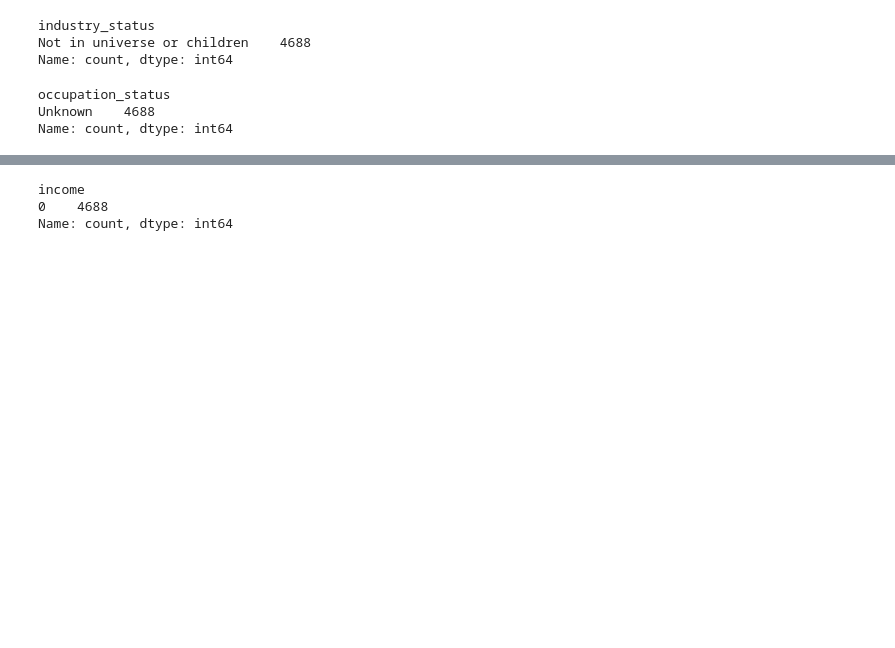
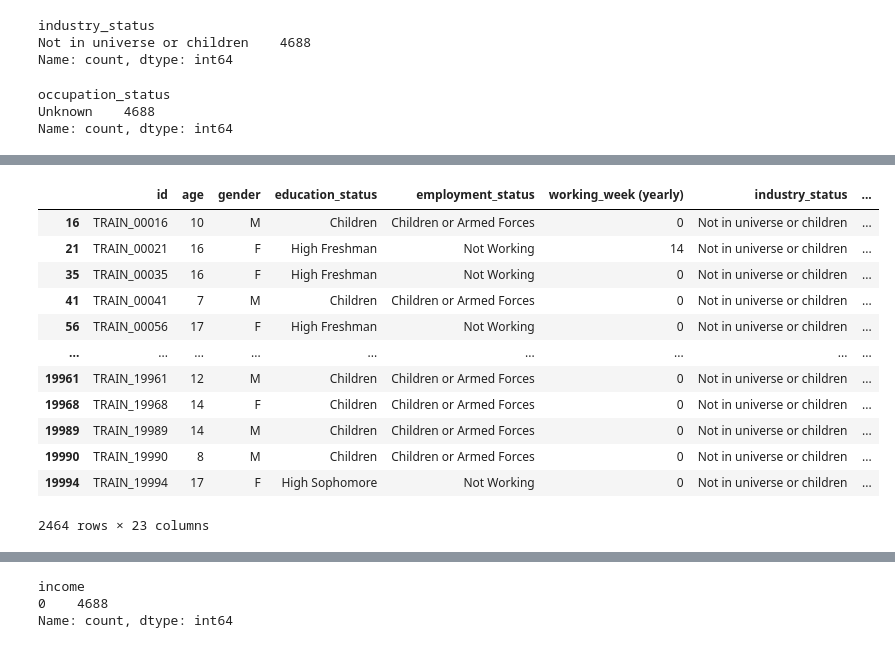
Before and after one commit to benidjor/income-prediction-dacon, a Jupyter notebook: preprocessing-income-prediction.ipynb, the cells around one changed output, grey strips where cells are left out. Drawn from its saved outputs; the diff is of its cells as text; code cells hidden in the pictures; blank space fills up the shorter version.

```diff
--- a/preprocessing-income-prediction.ipynb
+++ b/preprocessing-income-prediction.ipynb
@@ -331,0 +349,23 @@ Name: count, dtype: int64
+# %%
+# 미국 미성년자 기준 : 18세 미만
+# 18세 미만 중 occupation_status가 Unknown인 것 확인
+# 18세 미만인데  employment_status가 Children or Armed Forces
+# - employment_status를 Children으로 바꿔도 될 듯
+# - industry_status도 children으로 변경
+# occupation_status이 Unknown이면 children으로 변경 (아니면 student로 변경?)
+
+train_df[(train_df.age<18) & (train_df.occupation_status=="Unknown")]
+# %% [output]
+|  | id | age | gender | education_status | employment_status | working_week (yearly) | industry_status | ... |
+| 16 | TRAIN_00016 | 10 | M | Children | Children or Armed Forces | 0 | Not in universe or children | ... |
+| 21 | TRAIN_00021 | 16 | F | High Freshman | Not Working | 14 | Not in universe or children | ... |
+| 35 | TRAIN_00035 | 16 | F | High Freshman | Not Working | 0 | Not in universe or children | ... |
+| 41 | TRAIN_00041 | 7 | M | Children | Children or Armed Forces | 0 | Not in universe or children | ... |
+| 56 | TRAIN_00056 | 17 | F | High Freshman | Not Working | 0 | Not in universe or children | ... |
+| ... | ... | ... | ... | ... | ... | ... | ... | ... |
+| 19961 | TRAIN_19961 | 12 | M | Children | Children or Armed Forces | 0 | Not in universe or children | ... |
+| 19968 | TRAIN_19968 | 14 | F | Children | Children or Armed Forces | 0 | Not in universe or children | ... |
+| 19989 | TRAIN_19989 | 14 | M | Children | Children or Armed Forces | 0 | Not in universe or children | ... |
+| 19990 | TRAIN_19990 | 8 | M | Children | Children or Armed Forces | 0 | Not in universe or children | ... |
+| 19994 | TRAIN_19994 | 17 | F | High Sophomore | Not Working | 0 | Not in universe or children | ... |
+2464 rows × 23 columns
```
Also changed, not shown: parts of 7 cells of this notebook.
